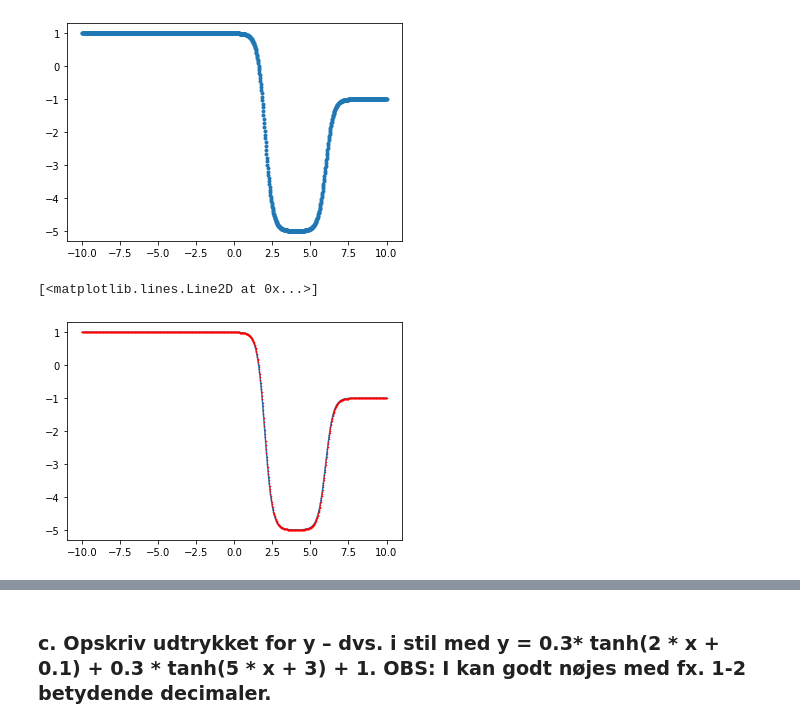
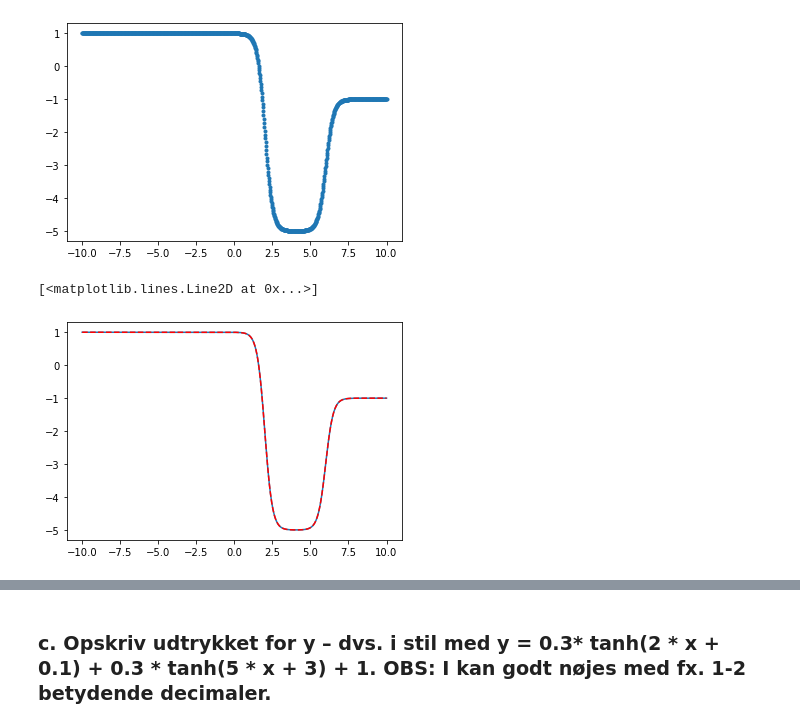
Before and after one commit to mortenhaahr/MAL, a Jupyter notebook: L06/L06.ipynb, the cells around one changed output, grey strips where cells are left out. Drawn from its saved outputs; the diff is of its cells as text; code cells hidden in the pictures.

```diff
--- a/L06/L06.ipynb
+++ b/L06/L06.ipynb
@@ -20,16 +20,16 @@ x = x.reshape(-1,1) # Scikit-algoritmer kræver (:,1)-format
 # %%
 from sklearn.neural_network import MLPRegressor
 
 mlp = MLPRegressor(activation = 'tanh', # aktiveringsfunktion
                    hidden_layer_sizes = 2, # antal skjulte neuroner
                    alpha = 1e-5, # regulariseringsparameter, her meget lille
                    solver = 'lbfgs', # quasi-Newton solver
                    max_iter=1000,
                    verbose = True)
 mlp.fit(x,y)
 
 plt.plot(x,y)
-plt.plot(x, mlp.predict(x), 'rx', ms=1)
+plt.plot(x, mlp.predict(x), '--', color='Red')
 # %% [output]
 [<matplotlib.lines.Line2D at 0x...>]
-[figure, old version]
+[figure, new version]
```
Also changed, not shown: parts of 10 cells of this notebook, 2 other files.
